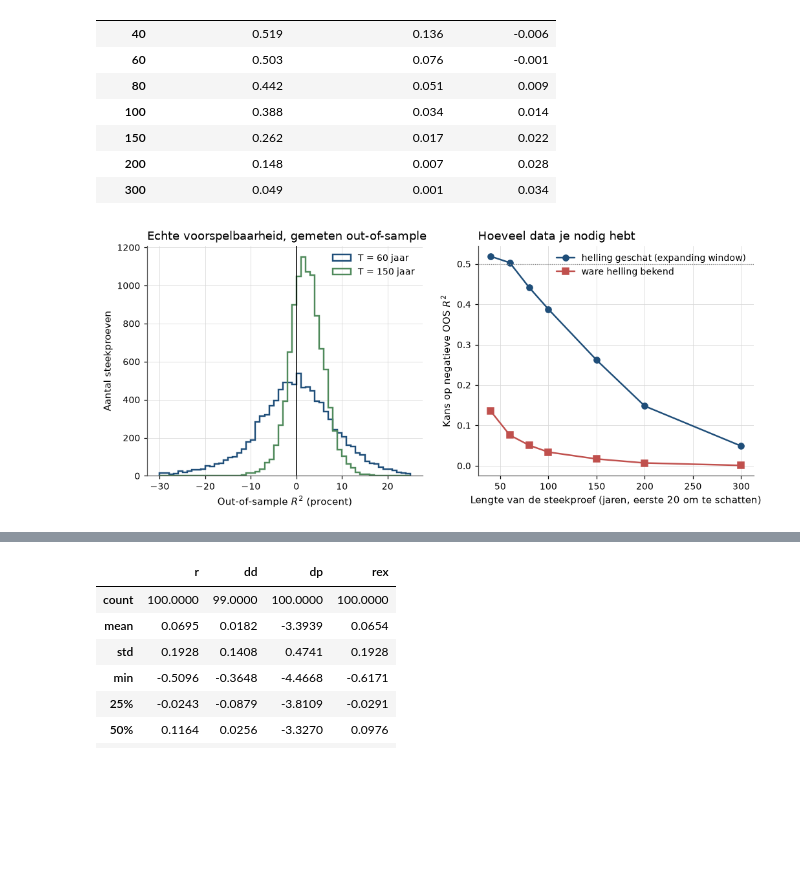
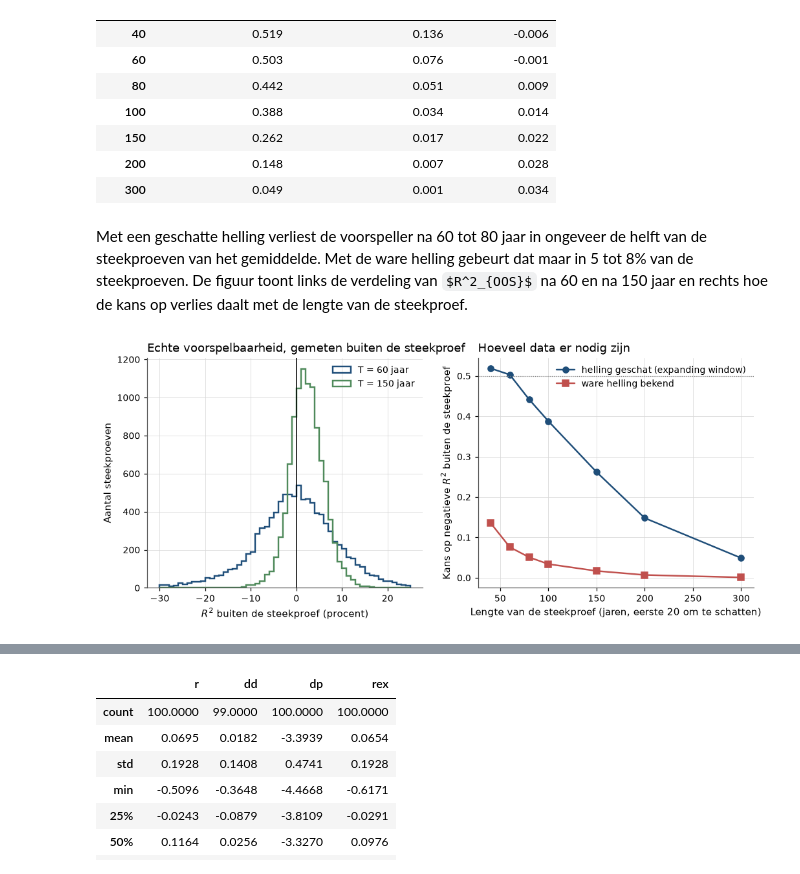
Before and after one commit to MaartenN14/history-asset-pricing, a Jupyter notebook: lectures/04_20_voorspelbaarheid.ipynb, the cells around one changed output, grey strips where cells are left out. Saved outputs shown, nothing was run; the diff lists cells and outputs as text; code cells hidden in the pictures; some formulas as TeX source; blank space fills up the shorter version.

```diff
--- a/lectures/04_20_voorspelbaarheid.ipynb
+++ b/lectures/04_20_voorspelbaarheid.ipynb
@@ -619,7 +587,7 @@ chol_shocks = np.linalg.cholesky(cov_shocks)
 
 
 def simulate_var(n_samples, n_years, b_r, phi=PHI_C, rho=RHO_C):
-    """Simulate Cochrane's VAR: dp is AR(1), dividend growth from b_d, returns from the identity.
+    """Simulate the Cochrane VAR: dp is AR(1), dividend growth from b_d, returns from the identity.
 
     Returns arrays of shape (n_samples, n_years + 1) for dp and (n_samples, n_years)
     for dividend growth and returns; dp[:, t] is known when r[:, t] is earned.
@@ -650,10 +618,10 @@ blr_null = br_null / (1 - RHO_C * phi_null)
 
 pd.DataFrame(
     {
-        "simulatie": [np.mean(br_null > SAMPLE_C["b_r"]), np.mean(bd_null > SAMPLE_C["b_d"]),
-                      np.mean(blr_null > SAMPLE_C["b_lr"])],
+        "hier (simulatie)": [np.mean(br_null > SAMPLE_C["b_r"]), np.mean(bd_null > SAMPLE_C["b_d"]),
+                             np.mean(blr_null > SAMPLE_C["b_lr"])],
         "Cochrane (2008), tabel 3 en 4": [0.223, 0.0177, "0.0139-0.0183"],
     },
-    index=["P(b_r-dak > 0.097)", "P(b_d-dak > 0.008)", "P(b_r^lr-dak > 1.09)"],
+    index=["kans op b_r-dak > 0.097", "kans op b_d-dak > 0.008", "kans op b_r^lr-dak > 1.09"],
 ).round(4)
 # %% [output]
@@ -739,12 +714,16 @@ def oos_r2_sim(n_samples, n_years, b_r=0.10, burn_in=20):
     """OOS R^2 of expanding-window OLS forecasts vs the expanding mean, per simulated sample."""
     dp, _, r = simulate_var(n_samples, n_years, b_r=b_r)
     x = dp[:, :-1]
-    n = np.arange(1, n_years + 1)[burn_in - 1:-1]
-    cum = lambda a: np.cumsum(a, axis=1)[:, burn_in - 1:-1]
-    mx, my = cum(x) / n, cum(r) / n
-    beta = (cum(x * r) / n - mx * my) / (cum(x * x) / n - mx**2)
-    alpha = my - beta * mx
-    target, x_now = r[:, burn_in:], x[:, burn_in:]
+    n_obs = np.arange(1, n_years + 1)[burn_in - 1:-1]   # years of data at each forecast date
+
+    def mean_up_to_t(a):
+        """Mean of a over years 1..t, for every forecast date t at once (expanding window)."""
+        return np.cumsum(a, axis=1)[:, burn_in - 1:-1] / n_obs
+
+    mx, my = mean_up_to_t(x), mean_up_to_t(r)
+    beta = (mean_up_to_t(x * r) - mx * my) / (mean_up_to_t(x * x) - mx**2)   # OLS slope on data up to t
+    alpha = my - beta * mx                                                  # OLS intercept on data up to t
+    target, x_now = r[:, burn_in:], x[:, burn_in:]   # the return to forecast and dp at t
     sse_mean = ((target - my) ** 2).sum(axis=1)
     r2_est = 1 - ((target - alpha - beta * x_now) ** 2).sum(axis=1) / sse_mean
     r2_known = 1 - ((target - b_r * x_now) ** 2).sum(axis=1) / sse_mean
@@ -776,29 +755,34 @@ ware een-jaars R^2: 5.07%
 | 150 | 0.262 | 0.017 | 0.022 |
 | 200 | 0.148 | 0.007 | 0.028 |
 | 300 | 0.049 | 0.001 | 0.034 |
+# %% [markdown]
+Met een geschatte helling verliest de voorspeller na 60 tot 80 jaar in ongeveer de helft
+van de steekproeven van het gemiddelde. Met de ware helling gebeurt dat maar in 5 tot 8%
+van de steekproeven. De figuur toont links de verdeling van $R^2_{OOS}$ na 60 en na 150
+jaar en rechts hoe de kans op verlies daalt met de lengte van de steekproef.
 # %%
 fig, axes = plt.subplots(1, 2, figsize=(11, 4.2))
 for T_years, colour in [(60, hap.plotting.COLORS[0]), (150, hap.plotting.COLORS[2])]:
     axes[0].hist(100 * r2_draws[T_years], bins=np.linspace(-30, 25, 56), histtype="step",
                  lw=1.6, color=colour, label=f"T = {T_years} jaar")
 axes[0].axvline(0, color="black", lw=1.0)
-axes[0].set_xlabel("Out-of-sample $R^2$ (procent)")
+axes[0].set_xlabel("$R^2$ buiten de steekproef (procent)")
 axes[0].set_ylabel("Aantal steekproeven")
-axes[0].set_title("Echte voorspelbaarheid, gemeten out-of-sample")
+axes[0].set_title("Echte voorspelbaarheid, gemeten buiten de steekproef")
 axes[0].legend()
 
 axes[1].plot(oos_table.index, oos_table["P(OOS R2 < 0), geschat"], marker="o",
              label="helling geschat (expanding window)")
 axes[1].plot(oos_table.index, oos_table["P(OOS R2 < 0), ware helling"], marker="s",
              label="ware helling bekend")
 axes[1].axhline(0.5, color="grey", lw=0.8, ls=":")
 axes[1].set_xlabel("Lengte van de steekproef (jaren, eerste 20 om te schatten)")
-axes[1].set_ylabel("Kans op negatieve OOS $R^2$")
-axes[1].set_title("Hoeveel data je nodig hebt")
+axes[1].set_ylabel("Kans op negatieve $R^2$ buiten de steekproef")
+axes[1].set_title("Hoeveel data er nodig zijn")
 axes[1].legend()
 plt.show()
 # %% [output]
-[figure, old version]
+[figure, new version]
 # %% [markdown]
 :::{figure} #cel-voorspelbaarheid-oos-sim
 :label: fig-voorspelbaarheid-oos-sim
```
Also changed, not shown: parts of 28 cells of this notebook, 5 other files.
